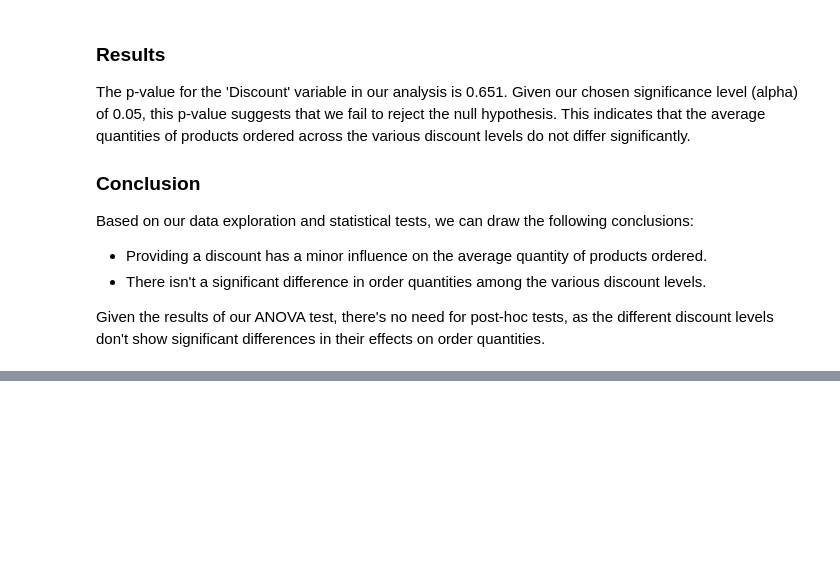
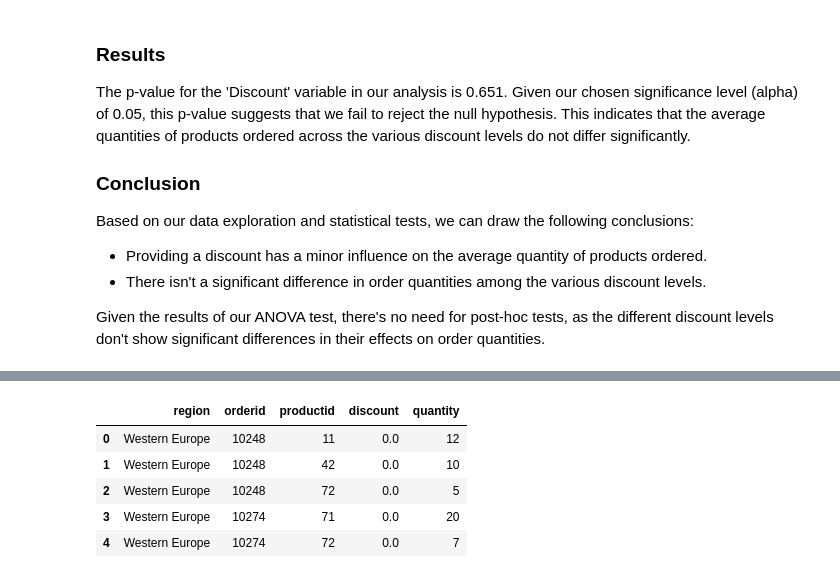
Before and after one commit to nani2357/Statistical-Analysis-on-Northwind-Sample-Database, a Jupyter notebook: Notebooks/hypothesis_testing.ipynb, the cells around one changed output, grey strips where cells are left out. Cells and saved outputs as stored; diff of their text form; code cells hidden in the pictures; blank space fills up the shorter version.

```diff
--- a/Notebooks/hypothesis_testing.ipynb
+++ b/Notebooks/hypothesis_testing.ipynb
@@ -767,0 +837,9 @@ orders_details2=orders_details.copy()
+# %%
+orders_region.head()
+# %% [output]
+|  | region | orderid | productid | discount | quantity |
+| 0 | Western Europe | 10248 | 11 | 0.0 | 12 |
+| 1 | Western Europe | 10248 | 42 | 0.0 | 10 |
+| 2 | Western Europe | 10248 | 72 | 0.0 | 5 |
+| 3 | Western Europe | 10274 | 71 | 0.0 | 20 |
+| 4 | Western Europe | 10274 | 72 | 0.0 | 7 |
```
Also changed, not shown: parts of 12 cells of this notebook.
